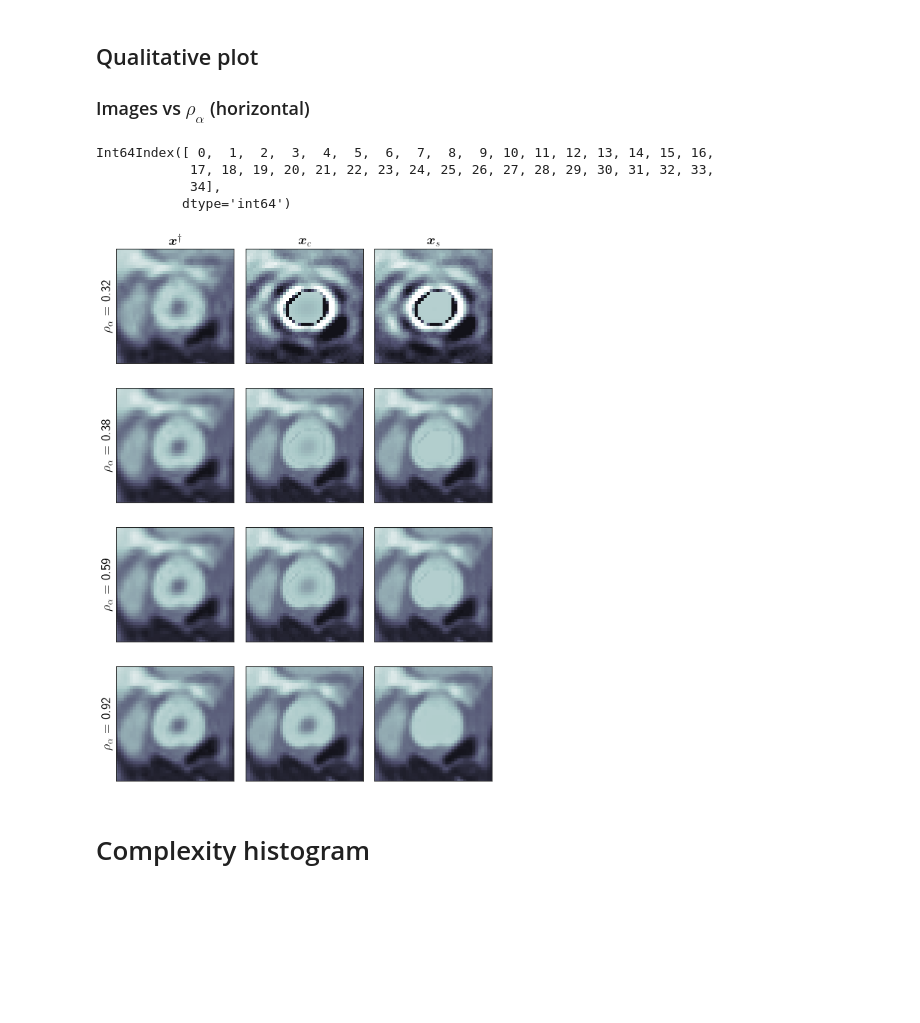
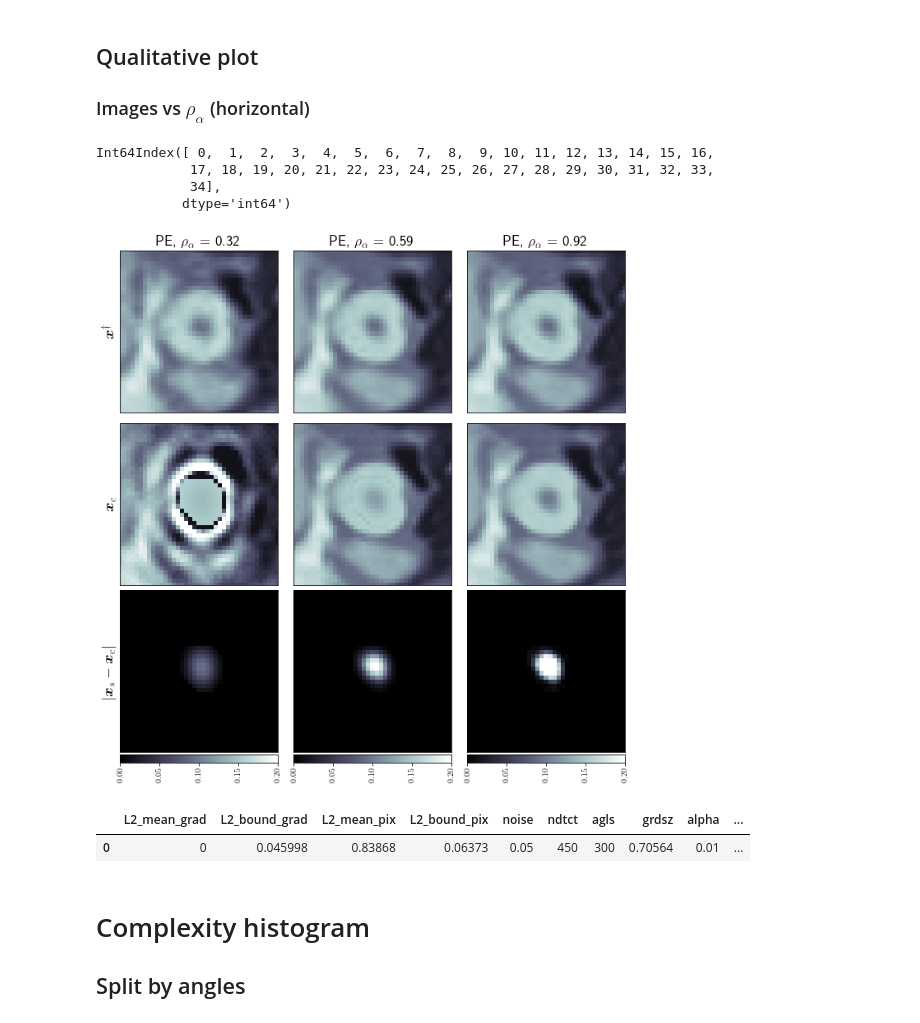
Before and after one commit to adwaye/test_ct, a Jupyter notebook: Experiments.ipynb, the cells around one changed output. Drawn from its saved outputs; the diff is of its cells as text; code cells hidden in the pictures; blank space fills up the shorter version.

```diff
--- a/Experiments.ipynb
+++ b/Experiments.ipynb
@@ -720,7 +691,7 @@ for n_angles in df_copy['agls']:
 #         ax[2].set_xlabel('$\\rho_\\alpha$ = {:.2}'.format(rho),fontsize=font_size)
         ax[2].set_xticks([])
         ax[2].set_yticks([])
-        ax[1].set_title('$\\rho_\\alpha$ = {:.2}, $M_a$={:}, $\\sigma$ ={:.4f}'.format(rho,n_angles,noise/np.sqrt(2),fontsize=font_size))
+        ax[1].set_title('$\\rho_\\alpha$ = {:.2}, $M_a$={:}, $\\sigma$ ={:.3f}'.format(rho,n_angles,noise/np.sqrt(2),fontsize=font_size))
 
         fig.subplots_adjust(top=0.92)
         plt.subplots_adjust(wspace=0, hspace=0)
@@ -864,7 +835,7 @@ alpha = 0.01
 grad_quantile = 0.6
 pix_quantile  = 0.6
 noise         = 0.01
-angles        = 300
+angles        = 450
 ct_slice = 'yslice_266'#'xslice_225', 'yslice_266'
 
 
@@ -939,7 +910,7 @@ for noise in df_copy['noise']:
 
         ax[2].set_xticks([])
         ax[2].set_yticks([])
-        ax[1].set_title('$\\rho_\\alpha$ = {:.2}, $\\sigma$={:.4f}, $M_a$={:}'.format(rho,noise/np.sqrt(2),angles),fontsize=font_size)
+        ax[1].set_title('$\\rho_\\alpha$ = {:.2}, $\\sigma$={:.3f}, $M_a$={:}'.format(rho,noise/np.sqrt(2),angles),fontsize=font_size)
         fig.subplots_adjust(top=0.92)
 
 
@@ -1668,7 +1471,7 @@ k = 0
 
 
 
-mask_struct = sio.loadmat(os.path.join(root_folder,buqo_res_files[0]))['struct_mask']
+mask_struct = ndimage.rotate(sio.loadmat(os.path.join(root_folder,buqo_res_files[0]))['struct_mask'],90)
 row_mask,col_mask = np.where(mask_struct>0)
 max_x = np.max(row_mask)
 min_x = np.min(row_mask)
@@ -1679,58 +1482,76 @@ lower_x =  min_y-15;
 upper_y = max_x+15;
 lower_y = min_x-15;
 
 
-detector_setup = {'angles': [50  ,200 ,200  ,450 ],
-                  'noise' : [0.01,0.075,0.05,0.01]
+detector_setup = {'angles': [50  ,200  ,450 ],
+                  'noise' : [0.01,0.05,0.01]
                  }
-fig, ax = plt.subplots(nrows=4,ncols=3,figsize=(9,13))
-for k in range(4):
+fig, ax = plt.subplots(nrows=3,ncols=3,figsize=(11,11))
+for k in range(3):
     bool_loc = np.logical_and.reduce((df_copy['agls'] == detector_setup['angles'][k],
                                       df_copy['noise']== detector_setup['noise'][k]))
     index = np.where(bool_loc)
     df_copy_copy = df_copy.loc[index[0].tolist()].copy()
     #print(df_copy_copy)
     file_name = df_copy['file_name'].loc[index].ravel()[0]
     rho       = df_copy['rho'].loc[index].ravel()[0]
     matfile  = sio.loadmat(os.path.join(root_folder,file_name))
 
-    ax[k,0].imshow(matfile['xmap'],cmap="bone",vmin=-0.1,vmax=1.1)
-    ax[k,0].axis([lower_x,upper_x,upper_y,lower_y])
-    ax[k,0].set_xticks([])
-    ax[k,0].set_yticks([])
-    ax[k,0].set_ylabel('$\\rho_\\alpha$ = {:.2}'.format(rho),fontsize=font_size)
+    ax[0,k].imshow(ndimage.rotate(matfile['xmap'],90),cmap="bone",vmin=-0.1,vmax=1.1)
+    ax[0,k].axis([lower_x,upper_x,upper_y,lower_y])
+    ax[0,k].set_xticks([])
+    ax[0,k].set_yticks([])
+    ax[0,k].set_title(f'PE, $\\rho_\\alpha$ = {rho:.2f}',fontsize=font_size)
+    #ax[0,k].set_ylabel(''.format(rho),fontsize=font_size)
 
     #ax[0].set_xlabel('$\\boldsymbol{x}^{\\dagger}$',fontsize=font_size)
-    ax[k,1].imshow(matfile['x_c'],cmap="bone",vmin=-0.1,vmax=1.1)
-    ax[k,1].axis([lower_x,upper_x,upper_y,lower_y])
+    ax[1,k].imshow(ndimage.rotate(matfile['x_c'],90),cmap="bone",vmin=-0.1,vmax=1.1)
+    ax[1,k].axis([lower_x,upper_x,upper_y,lower_y])
 
     #ax[k,1].set_xlabel('$\\boldsymbol{x}_c$',fontsize=font_size)
-    ax[k,1].set_xticks([])
-    ax[k,1].set_yticks([])
+    ax[1,k].set_xticks([])
+    ax[1,k].set_yticks([])
 
-    ax[k,2].imshow(matfile['x_s'],cmap="bone",vmin=-0.1,vmax=1.1)
-    ax[k,2].axis([lower_x,upper_x,upper_y,lower_y])
-    #ax[k,2].set_xlabel('$\\boldsymbol{x}_s$',fontsize=font_size)
+    im = ax[2,k].imshow(ndimage.rotate(np.abs(matfile['x_s']-matfile['x_c']),90),cmap="bone",vmin=0.0,vmax=0.2)
+    ax[2,k].axis([lower_x,upper_x,upper_y,lower_y])
+    ax[2,k].set_xticks([])
+    ax[2,k].set_yticks([])
+    #ax[2,k].set_xlabel('$\sigma$={:},$M_a$={:}'.format(noise_array[k],angles_array[k]),fontsize=font_size)
+    divider = make_axes_locatable(ax[2,k])
+    cax = divider.append_axes('bottom', size='5%', pad=0.05)
 
-    ax[k,2].set_xticks([])
-    ax[k,2].set_yticks([])
+
+
+    cbar = fig.colorbar(im, cax=cax, orientation='horizontal')
+    cbar.ax.tick_params(rotation=90)
     #ax[k,1].set_title('$\\rho_\\alpha$ = {:.2}, $\\sigma$={:}, $M_a$={:}'.format(rho,noise,angles),fontsize=font_size)
     if k==0:
-        ax[k,0].set_title('$\\boldsymbol{x}^{\\dagger}$',fontsize=font_size)
-        ax[k,1].set_title('$\\boldsymbol{x}_{c}$',fontsize=font_size)
-        ax[k,2].set_title('$\\boldsymbol{x}_{s}$',fontsize=font_size)
+        ax[2,k].set_ylabel('$|\\boldsymbol{x}_s-\\boldsymbol{x}_c|$',fontsize=font_size)
+
+        ax[1,k].set_ylabel('$\\boldsymbol{x}_c$',fontsize=font_size)
+        ax[0,k].set_ylabel('$\\boldsymbol{x}^{\\dagger}$',fontsize=font_size)
+
+        #ax[0,k].set_title('$\\boldsymbol{x}^{\\dagger}$',fontsize=font_size)
+#         ax[1,k].set_title('$\\boldsymbol{x}_{c}$',fontsize=font_size)
+#         ax[2,k].set_title('$\\boldsymbol{x}_{s}$',fontsize=font_size)
     fig.subplots_adjust(top=0.92)
     #print(file_name)
 plt.subplots_adjust(wspace=0.1, hspace=0)
-#fig.savefig(os.path.join(output_folder,ct_slice+"_qualitative_rho.pdf".format(angles,noise)),bbox_inches='tight',transparent=True)
+fig.savefig(os.path.join(output_folder,ct_slice+"_qualitative_rho.pdf"),bbox_inches='tight',transparent=True)
 # %% [output]
 Int64Index([ 0,  1,  2,  3,  4,  5,  6,  7,  8,  9, 10, 11, 12, 13, 14, 15, 16,
             17, 18, 19, 20, 21, 22, 23, 24, 25, 26, 27, 28, 29, 30, 31, 32, 33,
             34],
            dtype='int64')
-[figure, old version]
+[figure, new version]
+# %%
+df2
+# %% [output]
+|  | L2_mean_grad | L2_bound_grad | L2_mean_pix | L2_bound_pix | noise | ndtct | agls | grdsz | alpha | ... |
+| 0 | 0 | 0.045998 | 0.83868 | 0.06373 | 0.05 | 450 | 300 | 0.70564 | 0.01 | ... |
 # %% [markdown]
 # Complexity histogram
+## Split by angles
 # %%
 import itertools
 font_size = 18
```
Also changed, not shown: parts of 21 cells of this notebook.
